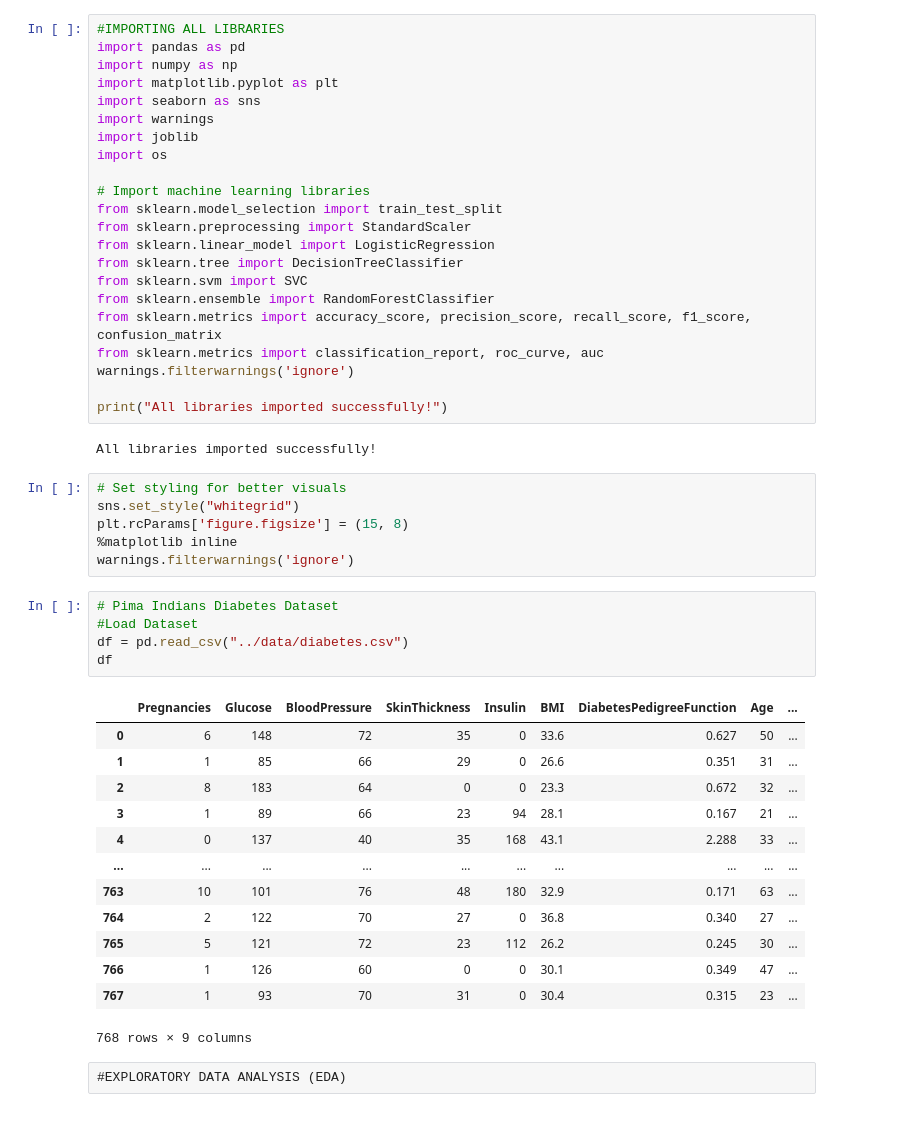
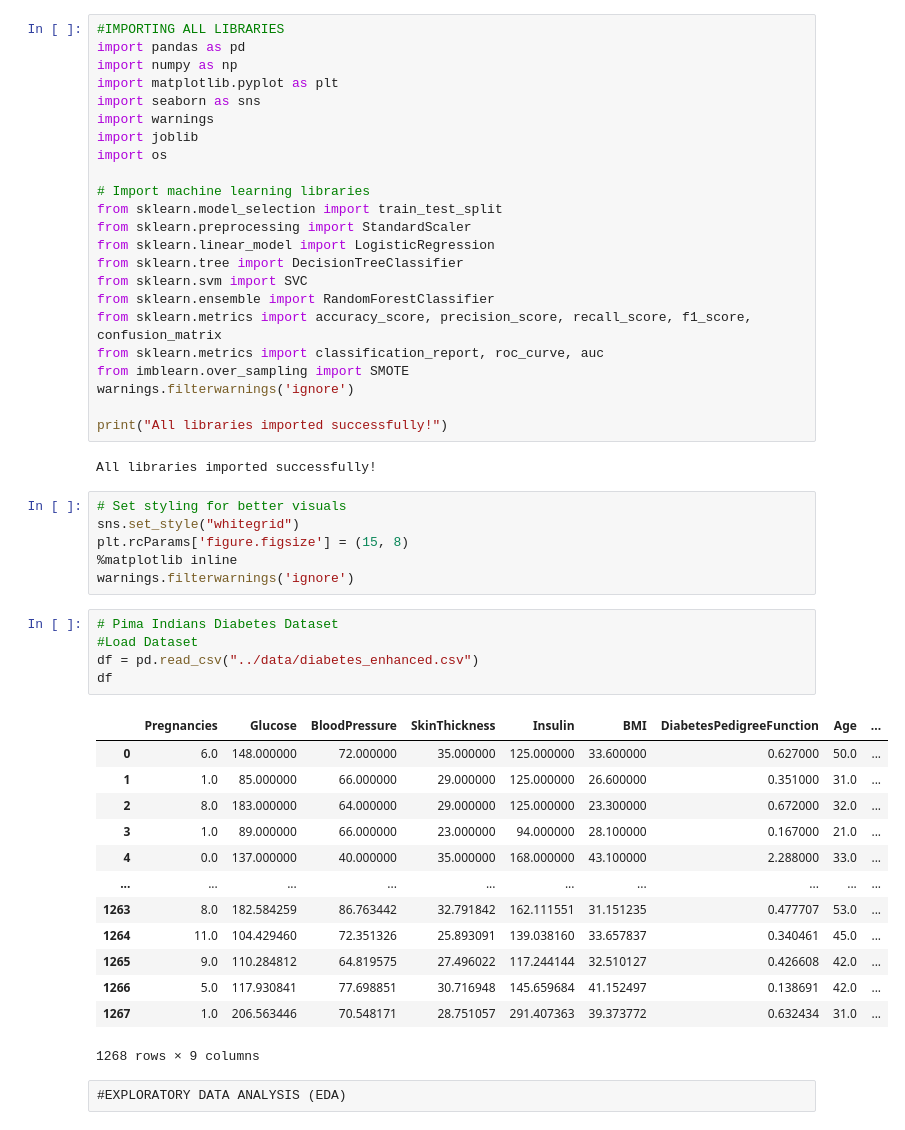
Before and after one commit to Kojo-blameless1/diabetes-prediction-ml, a Jupyter notebook: notebooks/ML_model.ipynb, the cells around one changed output. Saved outputs shown, nothing was run; the diff lists cells and outputs as text.

```diff
--- a/notebooks/ML_model.ipynb
+++ b/notebooks/ML_model.ipynb
@@ -17,6 +17,7 @@ from sklearn.svm import SVC
 from sklearn.ensemble import RandomForestClassifier
 from sklearn.metrics import accuracy_score, precision_score, recall_score, f1_score, confusion_matrix
 from sklearn.metrics import classification_report, roc_curve, auc
+from imblearn.over_sampling import SMOTE
 warnings.filterwarnings('ignore')
 
 print("All libraries imported successfully!")
@@ -31,22 +32,22 @@ warnings.filterwarnings('ignore')
 # %%
 # Pima Indians Diabetes Dataset
 #Load Dataset
-df = pd.read_csv("../data/diabetes.csv")
+df = pd.read_csv("../data/diabetes_enhanced.csv")
 df
 # %% [output]
 |  | Pregnancies | Glucose | BloodPressure | SkinThickness | Insulin | BMI | DiabetesPedigreeFunction | Age | ... |
-| 0 | 6 | 148 | 72 | 35 | 0 | 33.6 | 0.627 | 50 | ... |
-| 1 | 1 | 85 | 66 | 29 | 0 | 26.6 | 0.351 | 31 | ... |
-| 2 | 8 | 183 | 64 | 0 | 0 | 23.3 | 0.672 | 32 | ... |
-| 3 | 1 | 89 | 66 | 23 | 94 | 28.1 | 0.167 | 21 | ... |
-| 4 | 0 | 137 | 40 | 35 | 168 | 43.1 | 2.288 | 33 | ... |
+| 0 | 6.0 | 148.000000 | 72.000000 | 35.000000 | 125.000000 | 33.600000 | 0.627000 | 50.0 | ... |
+| 1 | 1.0 | 85.000000 | 66.000000 | 29.000000 | 125.000000 | 26.600000 | 0.351000 | 31.0 | ... |
+| 2 | 8.0 | 183.000000 | 64.000000 | 29.000000 | 125.000000 | 23.300000 | 0.672000 | 32.0 | ... |
+| 3 | 1.0 | 89.000000 | 66.000000 | 23.000000 | 94.000000 | 28.100000 | 0.167000 | 21.0 | ... |
+| 4 | 0.0 | 137.000000 | 40.000000 | 35.000000 | 168.000000 | 43.100000 | 2.288000 | 33.0 | ... |
 | ... | ... | ... | ... | ... | ... | ... | ... | ... | ... |
-| 763 | 10 | 101 | 76 | 48 | 180 | 32.9 | 0.171 | 63 | ... |
-| 764 | 2 | 122 | 70 | 27 | 0 | 36.8 | 0.340 | 27 | ... |
-| 765 | 5 | 121 | 72 | 23 | 112 | 26.2 | 0.245 | 30 | ... |
-| 766 | 1 | 126 | 60 | 0 | 0 | 30.1 | 0.349 | 47 | ... |
-| 767 | 1 | 93 | 70 | 31 | 0 | 30.4 | 0.315 | 23 | ... |
+| 1263 | 8.0 | 182.584259 | 86.763442 | 32.791842 | 162.111551 | 31.151235 | 0.477707 | 53.0 | ... |
+| 1264 | 11.0 | 104.429460 | 72.351326 | 25.893091 | 139.038160 | 33.657837 | 0.340461 | 45.0 | ... |
+| 1265 | 9.0 | 110.284812 | 64.819575 | 27.496022 | 117.244144 | 32.510127 | 0.426608 | 42.0 | ... |
+| 1266 | 5.0 | 117.930841 | 77.698851 | 30.716948 | 145.659684 | 41.152497 | 0.138691 | 42.0 | ... |
+| 1267 | 1.0 | 206.563446 | 70.548171 | 28.751057 | 291.407363 | 39.373772 | 0.632434 | 31.0 | ... |
-768 rows × 9 columns
+1268 rows × 9 columns
 # %% [raw]
 #EXPLORATORY DATA ANALYSIS (EDA)
 # %%
```
Also changed, not shown: parts of 29 cells of this notebook, 5 other files.
